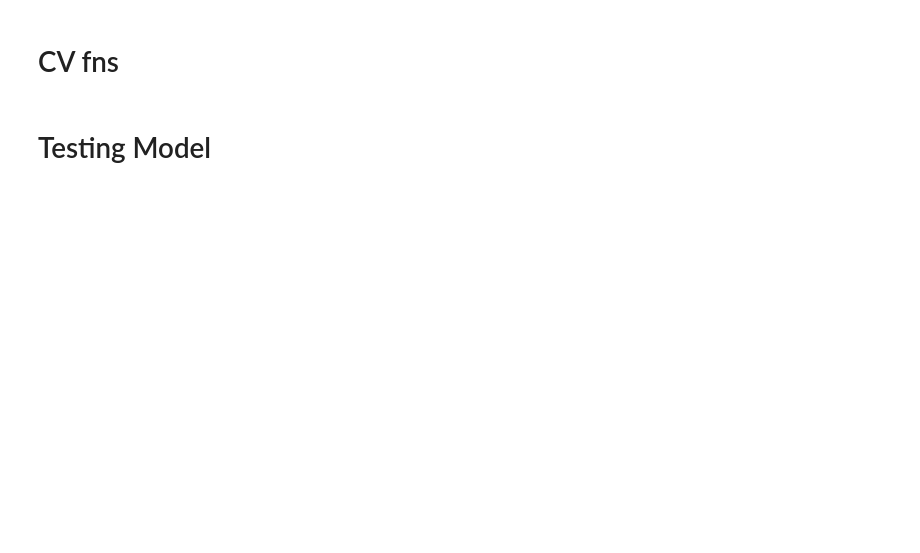
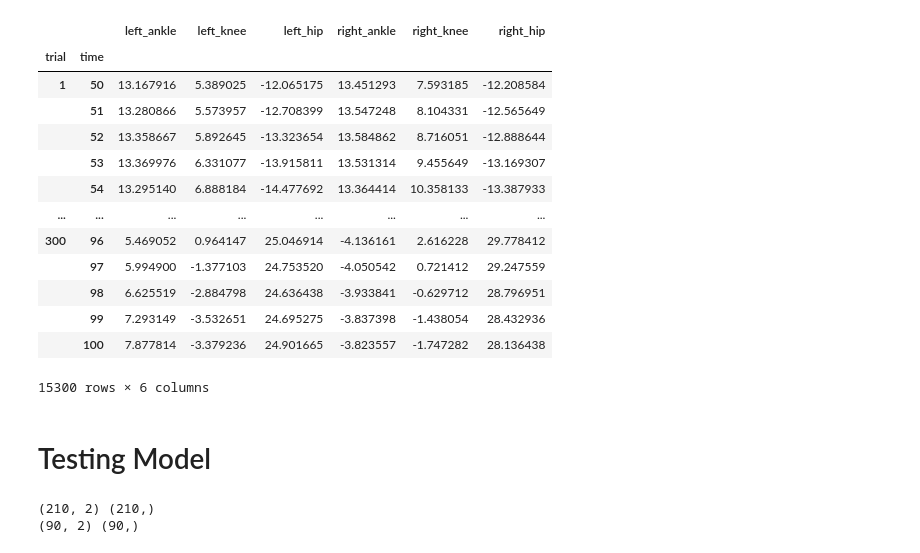
Before and after one commit to NicBamberger/ML_Coursework, a Jupyter notebook: ML_COURSEWORK/outputs.ipynb, the cells around one changed output. Drawn from its saved outputs; the diff is of its cells as text; code cells hidden in the pictures; blank space fills up the shorter version.

```diff
--- a/ML_COURSEWORK/outputs.ipynb
+++ b/ML_COURSEWORK/outputs.ipynb
@@ -67,3 +76,22 @@ matrix.loc[41, :].plot()
+# %%
+time_splits = Gx.get_time_splits(matrix, 2)
+# %%
+time_splits[1] # need to apply features to each element of time_splits
+# %% [output]
+|  |  | left_ankle | left_knee | left_hip | right_ankle | right_knee | right_hip |
+| trial | time |  |  |  |  |  |  |
+| 1 | 50 | 13.167916 | 5.389025 | -12.065175 | 13.451293 | 7.593185 | -12.208584 |
+|  | 51 | 13.280866 | 5.573957 | -12.708399 | 13.547248 | 8.104331 | -12.565649 |
+|  | 52 | 13.358667 | 5.892645 | -13.323654 | 13.584862 | 8.716051 | -12.888644 |
+|  | 53 | 13.369976 | 6.331077 | -13.915811 | 13.531314 | 9.455649 | -13.169307 |
+|  | 54 | 13.295140 | 6.888184 | -14.477692 | 13.364414 | 10.358133 | -13.387933 |
+| ... | ... | ... | ... | ... | ... | ... | ... |
+| 300 | 96 | 5.469052 | 0.964147 | 25.046914 | -4.136161 | 2.616228 | 29.778412 |
+|  | 97 | 5.994900 | -1.377103 | 24.753520 | -4.050542 | 0.721412 | 29.247559 |
+|  | 98 | 6.625519 | -2.884798 | 24.636438 | -3.933841 | -0.629712 | 28.796951 |
+|  | 99 | 7.293149 | -3.532651 | 24.695275 | -3.837398 | -1.438054 | 28.432936 |
+|  | 100 | 7.877814 | -3.379236 | 24.901665 | -3.823557 | -1.747282 | 28.136438 |
+15300 rows × 6 columns
 # %%
 # two sets of features:
 # base: mean of some of the sensors
@@ -76,2 +100,0 @@ from scipy.fft import fft, ifft, fftfreq
-# %% [markdown]
-# CV fns
@@ -206,0 +108,8 @@ print(log_loss(y_test, y_probs))
+# %%
+features = pd.concat([covs], axis=1)
+X_train, y_train, X_test, y_test = Gx.train_test_split(features, target)
+print(X_train.shape, y_train.shape)
+print(X_test.shape, y_test.shape)
+# %% [output]
+(210, 2) (210,)
+(90, 2) (90,)
```
Also changed, not shown: parts of 36 cells of this notebook, 3 other files.
